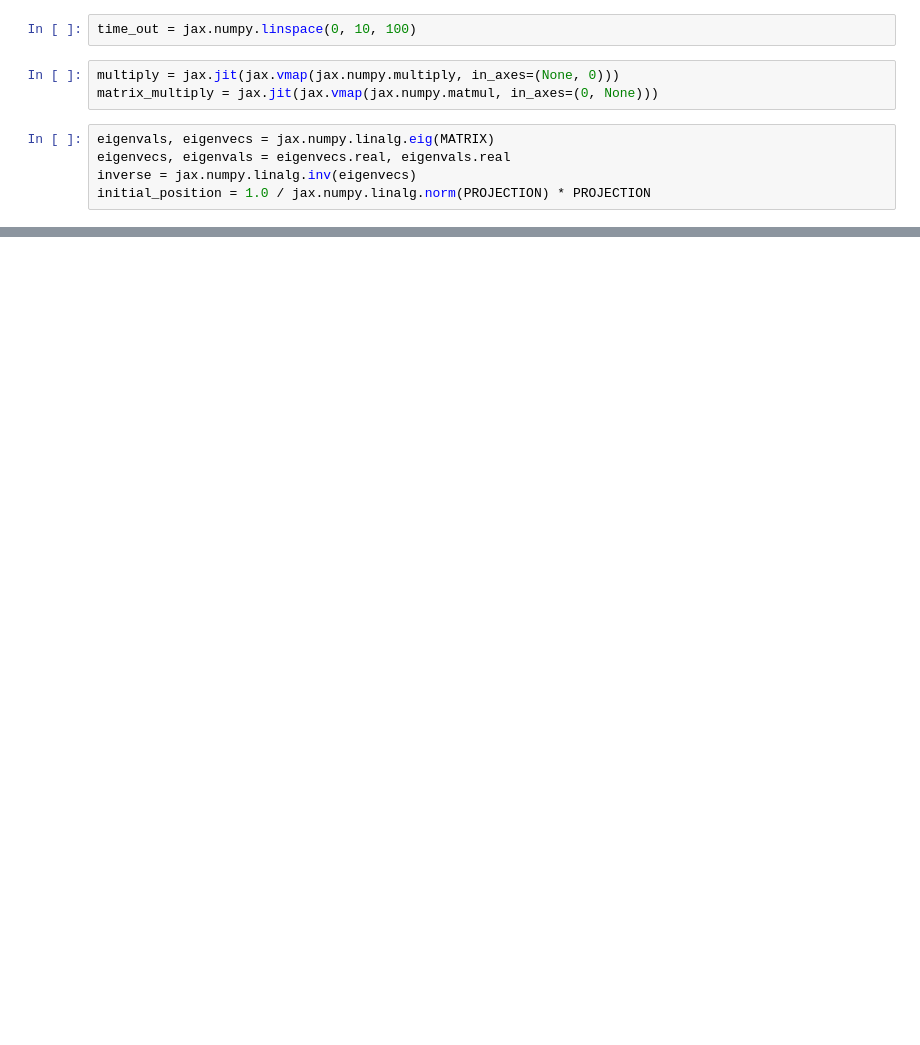
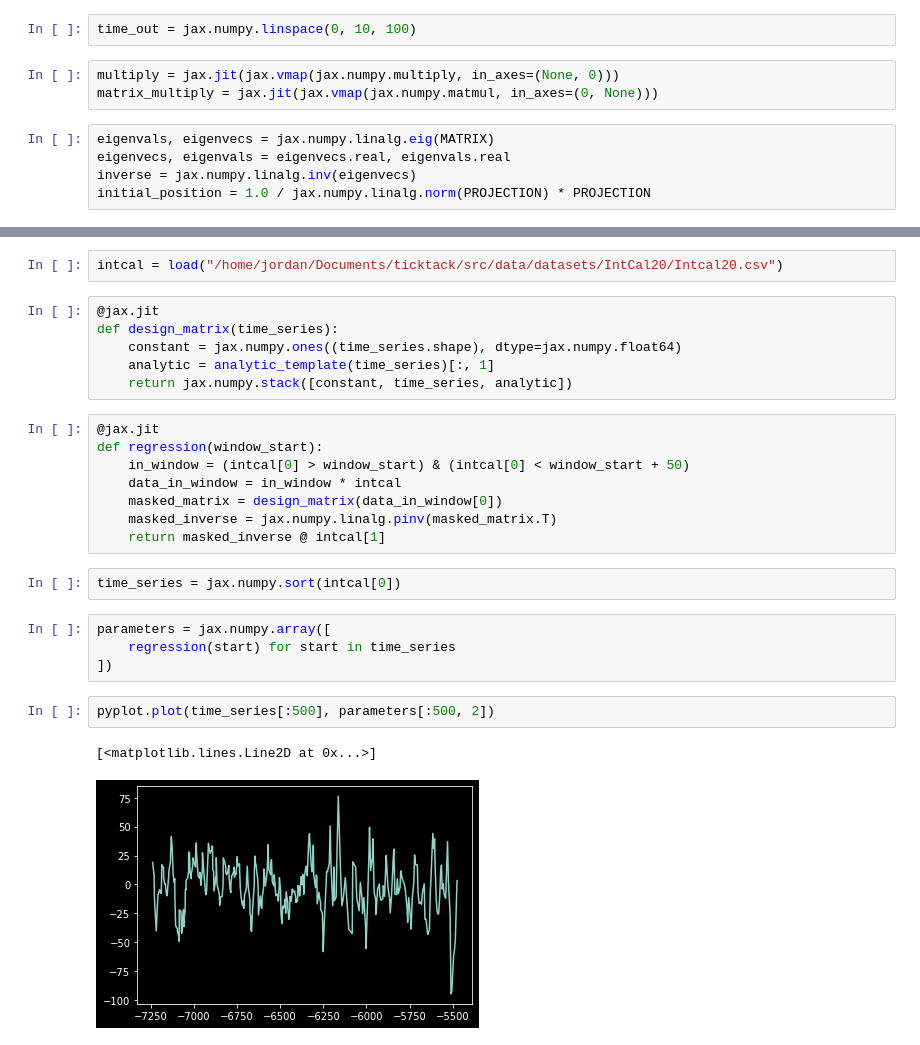
Before and after one commit to SharmaLlama/ticktack, a Jupyter notebook: notebooks/Injection_Recovery.ipynb, the cells around one changed output, grey strips where cells are left out. Saved outputs shown, nothing was run; the diff lists cells and outputs as text; blank space fills up the shorter version.

```diff
--- a/notebooks/Injection_Recovery.ipynb
+++ b/notebooks/Injection_Recovery.ipynb
@@ -76 +79,28 @@ def analytic_template(time_out, /, initial_poisition=initial_position):
     return matrix_multiply(transition_matrix, initial_poisition)
+# %%
+intcal = load("/home/jordan/Documents/ticktack/src/data/datasets/IntCal20/Intcal20.csv")
+# %%
+@jax.jit
+def design_matrix(time_series):
+    constant = jax.numpy.ones((time_series.shape), dtype=jax.numpy.float64)
+    analytic = analytic_template(time_series)[:, 1]
+    return jax.numpy.stack([constant, time_series, analytic])
+# %%
+@jax.jit
+def regression(window_start):
+    in_window = (intcal[0] > window_start) & (intcal[0] < window_start + 50)
+    data_in_window = in_window * intcal
+    masked_matrix = design_matrix(data_in_window[0])
+    masked_inverse = jax.numpy.linalg.pinv(masked_matrix.T)
+    return masked_inverse @ intcal[1]
+# %%
+time_series = jax.numpy.sort(intcal[0])
+# %%
+parameters = jax.numpy.array([
+    regression(start) for start in time_series
+])
+# %%
+pyplot.plot(time_series[:500], parameters[:500, 2])
+# %% [output]
+[<matplotlib.lines.Line2D at 0x...>]
+[figure, added]
```
Also changed, not shown: parts of 4 cells of this notebook.
